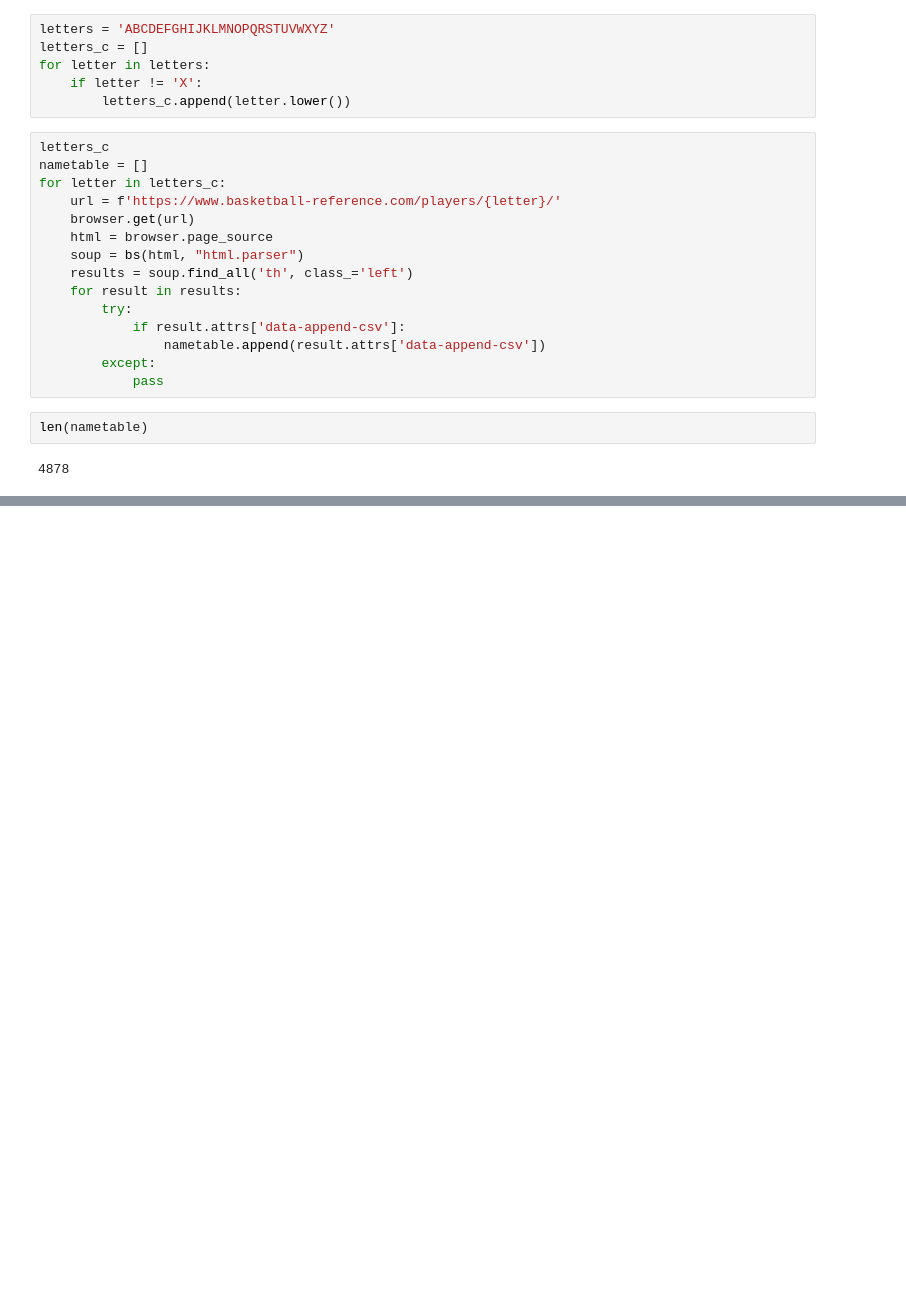
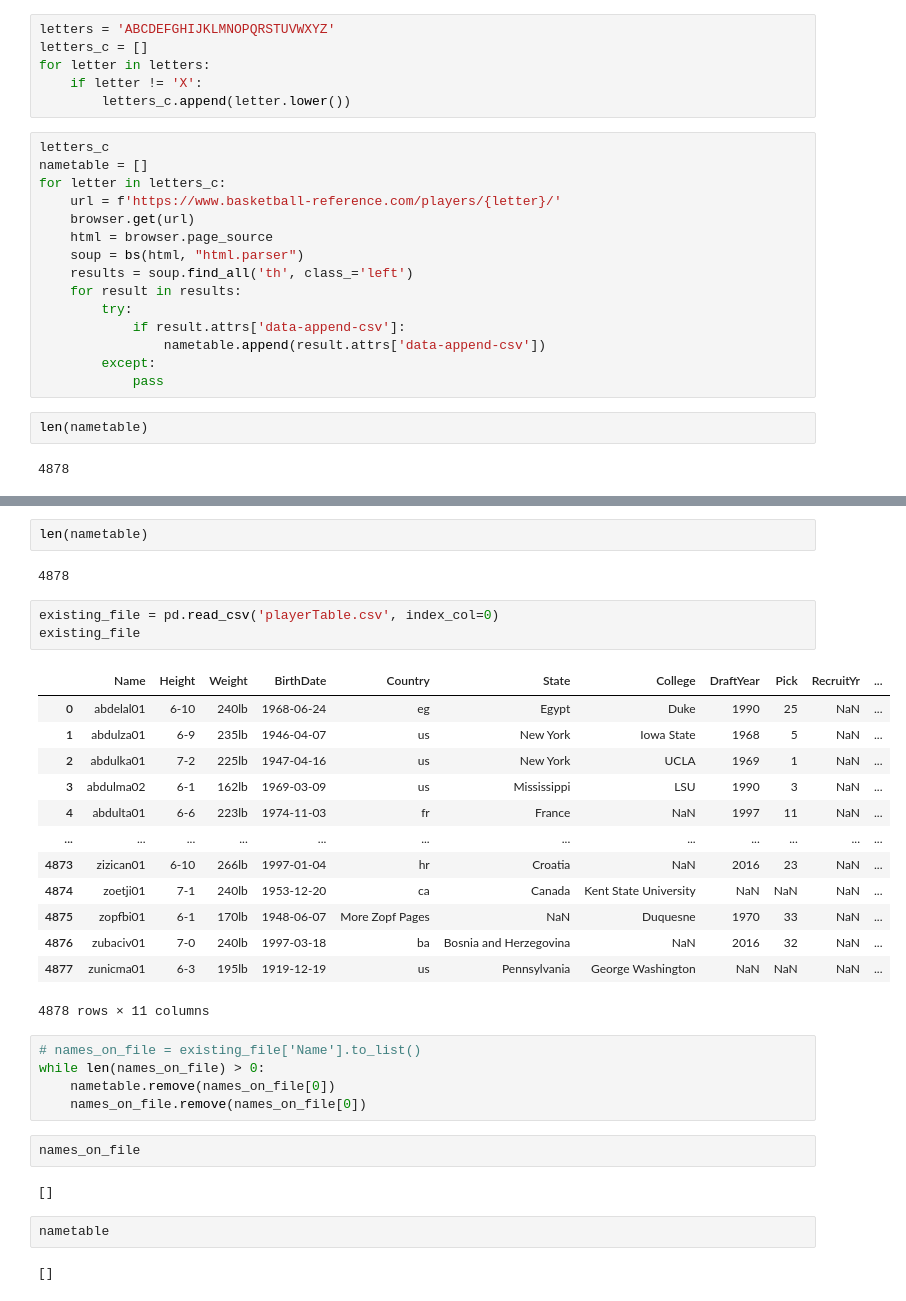
Before and after one commit to pnisenson/NBA-Player-Statistics, a Jupyter notebook: Type Testing.ipynb, the cells around one changed output, grey strips where cells are left out. Saved outputs shown, nothing was run; the diff lists cells and outputs as text; blank space fills up the shorter version.

```diff
--- a/Type Testing.ipynb
+++ b/Type Testing.ipynb
@@ -646,0 +692,34 @@ len(nametable)
+# %%
+len(nametable)
+# %% [output]
+4878
+# %%
+existing_file = pd.read_csv('playerTable.csv', index_col=0)
+existing_file
+# %% [output]
+|  | Name | Height | Weight | BirthDate | Country | State | College | DraftYear | Pick | RecruitYr | ... |
+| 0 | abdelal01 | 6-10 | 240lb | 1968-06-24 | eg | Egypt | Duke | 1990 | 25 | NaN | ... |
+| 1 | abdulza01 | 6-9 | 235lb | 1946-04-07 | us | New York | Iowa State | 1968 | 5 | NaN | ... |
+| 2 | abdulka01 | 7-2 | 225lb | 1947-04-16 | us | New York | UCLA | 1969 | 1 | NaN | ... |
+| 3 | abdulma02 | 6-1 | 162lb | 1969-03-09 | us | Mississippi | LSU | 1990 | 3 | NaN | ... |
+| 4 | abdulta01 | 6-6 | 223lb | 1974-11-03 | fr | France | NaN | 1997 | 11 | NaN | ... |
+| ... | ... | ... | ... | ... | ... | ... | ... | ... | ... | ... | ... |
+| 4873 | zizican01 | 6-10 | 266lb | 1997-01-04 | hr | Croatia | NaN | 2016 | 23 | NaN | ... |
+| 4874 | zoetji01 | 7-1 | 240lb | 1953-12-20 | ca | Canada | Kent State University | NaN | NaN | NaN | ... |
+| 4875 | zopfbi01 | 6-1 | 170lb | 1948-06-07 | More Zopf Pages | NaN | Duquesne | 1970 | 33 | NaN | ... |
+| 4876 | zubaciv01 | 7-0 | 240lb | 1997-03-18 | ba | Bosnia and Herzegovina | NaN | 2016 | 32 | NaN | ... |
+| 4877 | zunicma01 | 6-3 | 195lb | 1919-12-19 | us | Pennsylvania | George Washington | NaN | NaN | NaN | ... |
+4878 rows × 11 columns
+# %%
+# names_on_file = existing_file['Name'].to_list()
+while len(names_on_file) > 0:
+    nametable.remove(names_on_file[0])
+    names_on_file.remove(names_on_file[0])
+# %%
+names_on_file
+# %% [output]
+[]
+# %%
+nametable
+# %% [output]
+[]
```
Also changed, not shown: parts of 5 cells of this notebook, 16 other files.
